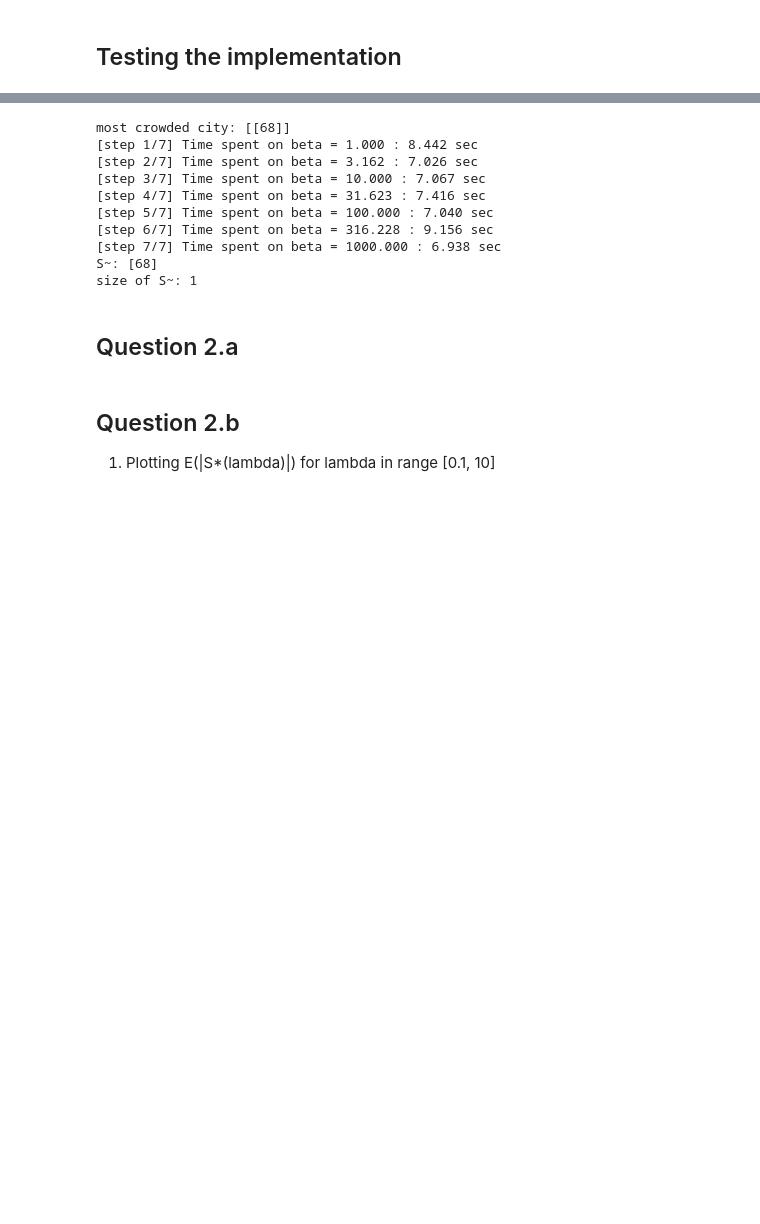
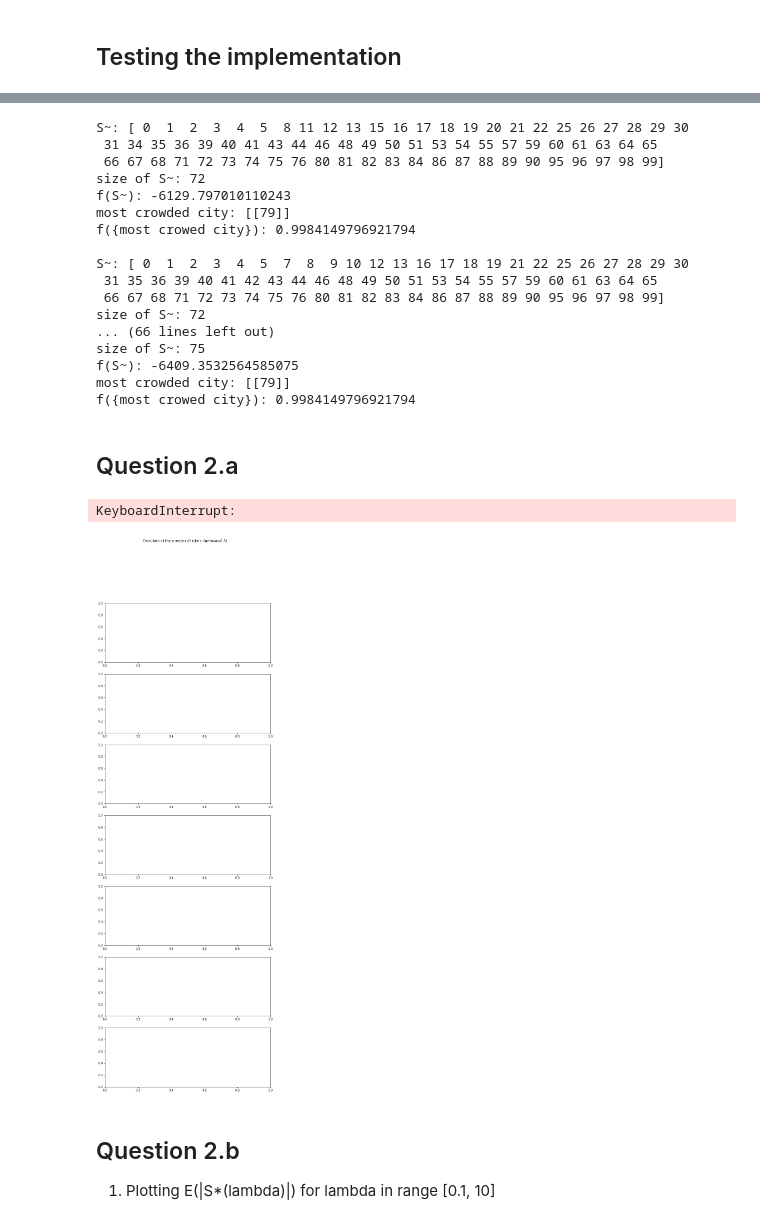
Before and after one commit to riccardocadei/Metropolis-Hastings-for-optimization, a Jupyter notebook: NewMain_anita.ipynb, the cells around one changed output, grey strips where cells are left out. Cells and saved outputs as stored; diff of their text form; code cells hidden in the pictures; blank space fills up the shorter version.

```diff
--- a/NewMain_anita.ipynb
+++ b/NewMain_anita.ipynb
@@ -22,20 +43,32 @@ def testing_metropolis(data, betas, lambda_, n_iter):
 # %%
 data = G1()
 lambda_ = 100
-n_iter = 20000
+n_iter = 200
 betas = np.logspace(0, 3, 7)
-testing_metropolis(data, betas, lambda_, n_iter)
+for _ in range(10):
+    testing_metropolis(data, betas, lambda_, n_iter)
+    print()
+
+
+# for n iter = 200, almost everytime we got negative values
 # %% [output]
-most crowded city: [[68]]
-[step 1/7] Time spent on beta = 1.000 : 8.442 sec
-[step 2/7] Time spent on beta = 3.162 : 7.026 sec
-[step 3/7] Time spent on beta = 10.000 : 7.067 sec
-[step 4/7] Time spent on beta = 31.623 : 7.416 sec
-[step 5/7] Time spent on beta = 100.000 : 7.040 sec
-[step 6/7] Time spent on beta = 316.228 : 9.156 sec
-[step 7/7] Time spent on beta = 1000.000 : 6.938 sec
-S~: [68]
-size of S~: 1
+S~: [ 0  1  2  3  4  5  8 11 12 13 15 16 17 18 19 20 21 22 25 26 27 28 29 30
+ 31 34 35 36 39 40 41 43 44 46 48 49 50 51 53 54 55 57 59 60 61 63 64 65
+ 66 67 68 71 72 73 74 75 76 80 81 82 83 84 86 87 88 89 90 95 96 97 98 99]
+size of S~: 72
+f(S~): -6129.797010110243
+most crowded city: [[79]]
+f({most crowed city}): 0.9984149796921794
+
+S~: [ 0  1  2  3  4  5  7  8  9 10 12 13 16 17 18 19 21 22 25 26 27 28 29 30
+ 31 35 36 39 40 41 42 43 44 46 48 49 50 51 53 54 55 57 59 60 61 63 64 65
+ 66 67 68 71 72 73 74 75 76 80 81 82 83 84 86 87 88 89 90 95 96 97 98 99]
+size of S~: 72
+... (66 lines left out)
+size of S~: 75
+f(S~): -6409.3532564585075
+most crowded city: [[79]]
+f({most crowed city}): 0.9984149796921794
 # %%
 lambda_ = 0
 n_iter = 1000
@@ -48,11 +81,14 @@ testing_metropolis(data, np.logspace(0, 3, 7), lambda_, n_iter)
 ## Question 2.a
 # %%
 data = G1()
-n, coords, pop = data.N, data.x, data.v
-lambda_ = 0.5
+lambda_ = 100
+n_iter = 2000
 betas = np.logspace(0, 3, 7)
 # %%
-simulated_annealing(betas, n_iter, lambda_, data, verbose=True, plot_size=True)
+simulated_annealing(betas, n_iter, lambda_, data, verbose=True, plot_size=True, plot_obj=True)
+# %% [output]
+KeyboardInterrupt:
+[figure, added]
 # %%
 simulated_annealing(betas, n_iter, lambda_, data, verbose=True, plot_obj=True)
 # %% [markdown]
```
Also changed, not shown: parts of 5 cells of this notebook, 2 other files.
